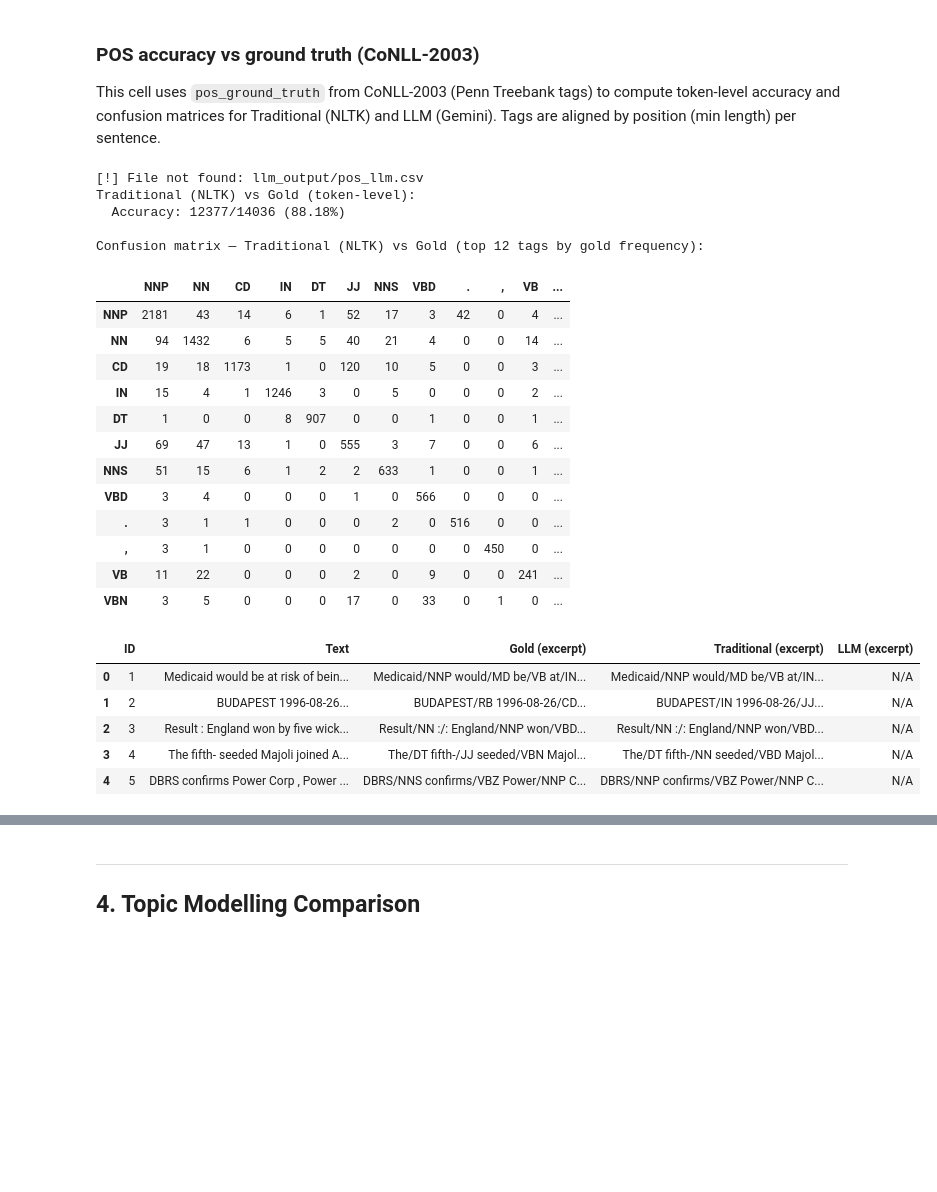
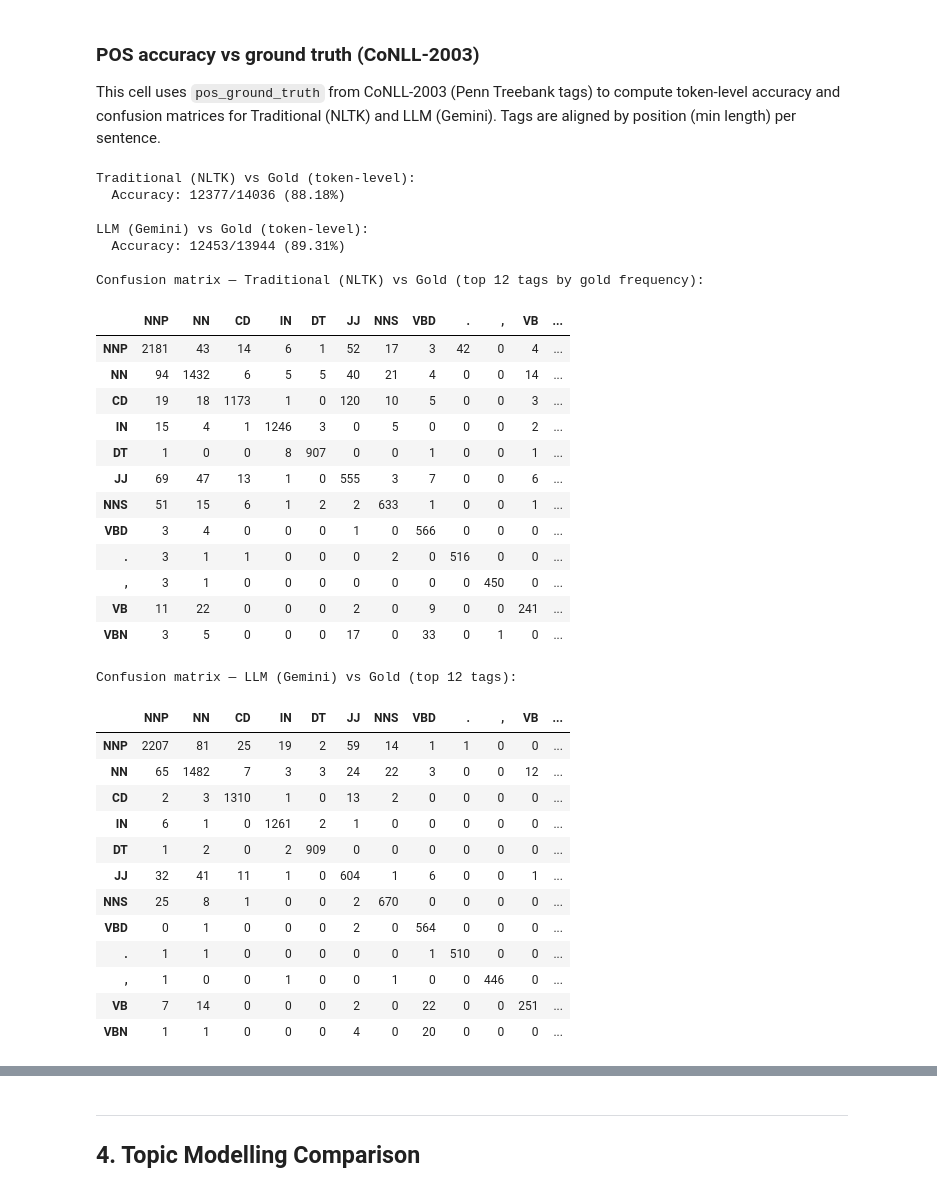
Before and after one commit to sabal-kc/Special-Problems, a Jupyter notebook: compare_results.ipynb, the cells around one changed output, grey strips where cells are left out. Saved outputs shown, nothing was run; the diff lists cells and outputs as text; code cells hidden in the pictures; blank space fills up the shorter version.

Commit message:
Added task 4 and task 5

```diff
--- a/compare_results.ipynb
+++ b/compare_results.ipynb
@@ -227,3 +254,16 @@ except NameError:
 # %% [markdown]
 ---
 ## 2. Named Entity Recognition (NER) Comparison
+# %%
+import custom_datasets
+types = []
+for ents in custom_datasets.ner_ground_truth:
+    if ents and ents.strip().upper() != "NONE":
+        for part in ents.split(";"):
+            part = part.strip()
+            if "(" in part and ")" in part:
+                types.append(part[part.rfind("(")+1:part.rfind(")")].strip().upper())
+total = len(types)
+print(f"Task 2 — NER Entity Type Distribution ({total} mentions)")
+for label, cnt in sorted(Counter(types).items(), key=lambda x: -x[1]):
+    print(f"  {label:>6s}: {cnt:5d}  ({cnt/total*100:.1f}%)")
@@ -533,3 +579,13 @@ except NameError:
 # %% [markdown]
 ---
 ## 3. POS Tagging Comparison
+# %%
+import custom_datasets
+tags = []
+for tags_str in custom_datasets.pos_ground_truth:
+    if tags_str:
+        tags.extend([t.strip() for t in tags_str.split(",")])
+total = len(tags)
+print(f"Task 3 — POS Tag Distribution ({total} tokens)")
+for label, cnt in sorted(Counter(tags).items(), key=lambda x: -x[1]):
+    print(f"  {label:>6s}: {cnt:5d}  ({cnt/total*100:.1f}%)")
@@ -546,7 +620,7 @@ importlib.reload(custom_datasets)
 pos_gold_raw = list(custom_datasets.pos_ground_truth)
 
 trad_pos = load_csv("results/pos_traditional.csv")
-llm_pos = load_csv("llm_output/pos_llm.csv")
+llm_pos = load_csv("llm_output/pos.csv")
 
 def parse_pos_tags(pos_str):
     """Parse 'w1/T1 w2/T2 ...' to list of tags (order preserved)."""
@@ -623,37 +697,47 @@ if trad_pos and pos_gold_raw:
     # Sample table
     sample = 5
     df_pos_gold = pd.DataFrame({
         "ID": list(range(1, sample + 1)),
         "Text": [trad_pos[i]["text"][:50] + "..." for i in range(sample)],
         "Gold (excerpt)": [pos_gold_raw[i][:60] + "..." for i in range(sample)],
         "Traditional (excerpt)": [trad_pos[i]["pos_tags"][:60] + "..." for i in range(sample)],
         "LLM (excerpt)": [llm_map_pos.get(trad_pos[i]["id"], "N/A")[:60] + "..." for i in range(sample)] if llm_map_pos else ["N/A"] * sample,
     })
     display(df_pos_gold)
 else:
     print("Run traditional_nlp.py --tasks pos and ensure results/pos_traditional.csv exists.")
 # %% [output]
-[!] File not found: llm_output/pos_llm.csv
 Traditional (NLTK) vs Gold (token-level):
   Accuracy: 12377/14036 (88.18%)
 
+LLM (Gemini) vs Gold (token-level):
+  Accuracy: 12453/13944 (89.31%)
+
 Confusion matrix — Traditional (NLTK) vs Gold (top 12 tags by gold frequency):
 |  | NNP | NN | CD | IN | DT | JJ | NNS | VBD | . | , | VB | ... |
 | NNP | 2181 | 43 | 14 | 6 | 1 | 52 | 17 | 3 | 42 | 0 | 4 | ... |
 | NN | 94 | 1432 | 6 | 5 | 5 | 40 | 21 | 4 | 0 | 0 | 14 | ... |
 | CD | 19 | 18 | 1173 | 1 | 0 | 120 | 10 | 5 | 0 | 0 | 3 | ... |
 | IN | 15 | 4 | 1 | 1246 | 3 | 0 | 5 | 0 | 0 | 0 | 2 | ... |
 | DT | 1 | 0 | 0 | 8 | 907 | 0 | 0 | 1 | 0 | 0 | 1 | ... |
 | JJ | 69 | 47 | 13 | 1 | 0 | 555 | 3 | 7 | 0 | 0 | 6 | ... |
 | NNS | 51 | 15 | 6 | 1 | 2 | 2 | 633 | 1 | 0 | 0 | 1 | ... |
 | VBD | 3 | 4 | 0 | 0 | 0 | 1 | 0 | 566 | 0 | 0 | 0 | ... |
 | . | 3 | 1 | 1 | 0 | 0 | 0 | 2 | 0 | 516 | 0 | 0 | ... |
 | , | 3 | 1 | 0 | 0 | 0 | 0 | 0 | 0 | 0 | 450 | 0 | ... |
 | VB | 11 | 22 | 0 | 0 | 0 | 2 | 0 | 9 | 0 | 0 | 241 | ... |
 | VBN | 3 | 5 | 0 | 0 | 0 | 17 | 0 | 33 | 0 | 1 | 0 | ... |
+Confusion matrix — LLM (Gemini) vs Gold (top 12 tags):
-|  | ID | Text | Gold (excerpt) | Traditional (excerpt) | LLM (excerpt) |
-| 0 | 1 | Medicaid would be at risk of bein... | Medicaid/NNP would/MD be/VB at/IN... | Medicaid/NNP would/MD be/VB at/IN... | N/A |
-| 1 | 2 | BUDAPEST 1996-08-26... | BUDAPEST/RB 1996-08-26/CD... | BUDAPEST/IN 1996-08-26/JJ... | N/A |
-| 2 | 3 | Result : England won by five wick... | Result/NN :/: England/NNP won/VBD... | Result/NN :/: England/NNP won/VBD... | N/A |
-| 3 | 4 | The fifth- seeded Majoli joined A... | The/DT fifth-/JJ seeded/VBN Majol... | The/DT fifth-/NN seeded/VBD Majol... | N/A |
-| 4 | 5 | DBRS confirms Power Corp , Power ... | DBRS/NNS confirms/VBZ Power/NNP C... | DBRS/NNP confirms/VBZ Power/NNP C... | N/A |
+|  | NNP | NN | CD | IN | DT | JJ | NNS | VBD | . | , | VB | ... |
+| NNP | 2207 | 81 | 25 | 19 | 2 | 59 | 14 | 1 | 1 | 0 | 0 | ... |
+| NN | 65 | 1482 | 7 | 3 | 3 | 24 | 22 | 3 | 0 | 0 | 12 | ... |
+| CD | 2 | 3 | 1310 | 1 | 0 | 13 | 2 | 0 | 0 | 0 | 0 | ... |
+| IN | 6 | 1 | 0 | 1261 | 2 | 1 | 0 | 0 | 0 | 0 | 0 | ... |
+| DT | 1 | 2 | 0 | 2 | 909 | 0 | 0 | 0 | 0 | 0 | 0 | ... |
+| JJ | 32 | 41 | 11 | 1 | 0 | 604 | 1 | 6 | 0 | 0 | 1 | ... |
+| NNS | 25 | 8 | 1 | 0 | 0 | 2 | 670 | 0 | 0 | 0 | 0 | ... |
+| VBD | 0 | 1 | 0 | 0 | 0 | 2 | 0 | 564 | 0 | 0 | 0 | ... |
+| . | 1 | 1 | 0 | 0 | 0 | 0 | 0 | 1 | 510 | 0 | 0 | ... |
+| , | 1 | 0 | 0 | 1 | 0 | 0 | 1 | 0 | 0 | 446 | 0 | ... |
+| VB | 7 | 14 | 0 | 0 | 0 | 2 | 0 | 22 | 0 | 0 | 251 | ... |
+| VBN | 1 | 1 | 0 | 0 | 0 | 4 | 0 | 20 | 0 | 0 | 0 | ... |
```
Also changed, not shown: parts of 17 cells of this notebook, 12 other files.
